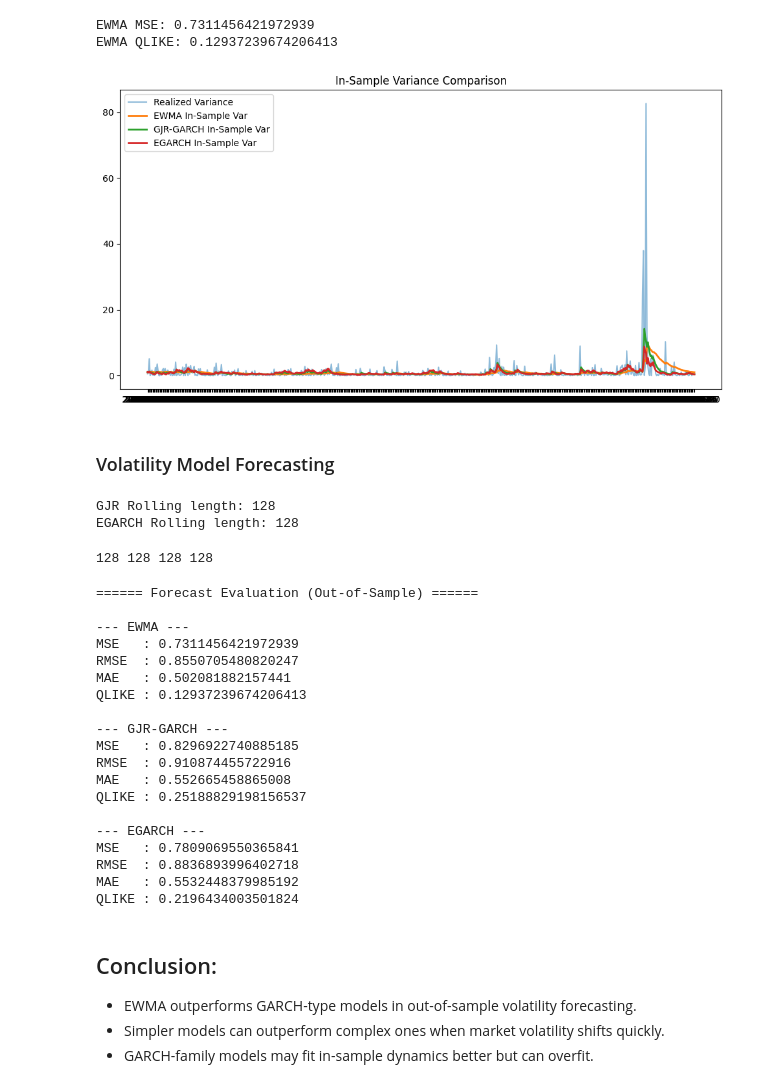
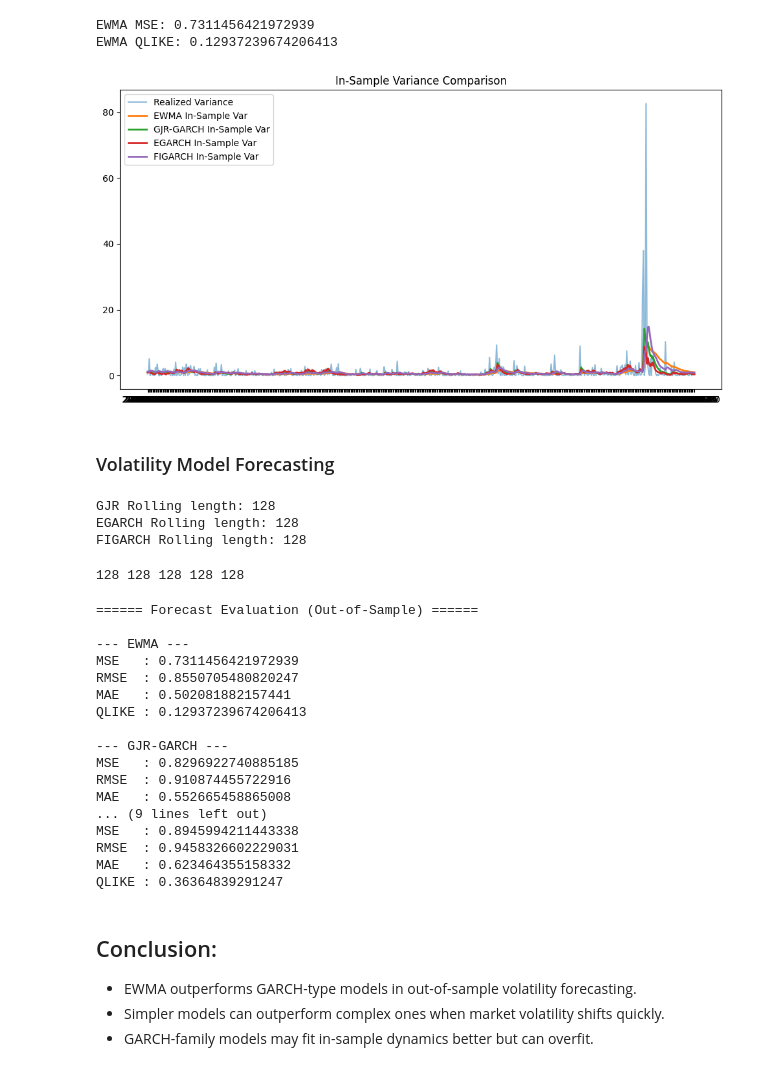
Before and after one commit to JoyWu-302121/TS-Volatility, a Jupyter notebook: code/Volatility_Model.ipynb, the cells around one changed output. Saved outputs shown, nothing was run; the diff lists cells and outputs as text; code cells hidden in the pictures.

Commit message:
FIGARCH

```diff
--- a/code/Volatility_Model.ipynb
+++ b/code/Volatility_Model.ipynb
@@ -336,0 +371,10 @@ Covariance estimator: robust
+# %%
+figarch11_skewt = arch_model(
+    resid_pct,
+    mean="Zero",
+    vol="FIGARCH",
+    p=1, q=1,
+    dist="skewt"
+).fit(disp="off")
+
+print(figarch11_skewt.summary())
@@ -544,32 +607,34 @@ EWMA QLIKE: 0.12937239674206413
 # %%
 #   in-sample variance comparison
 gjr_in_sample_variance = gjr_garch11_skewt.conditional_volatility**2
 egarch_in_sample_variance = egarch11_skewt.conditional_volatility**2
+figarch_in_sample_variance = figarch11_skewt.conditional_volatility**2
 realized_variance = train_returns_pct.values**2
 
 lambda_ = 0.94
 returns = train_returns_pct.values
 ewma_var_in = np.zeros(len(returns))
 ewma_var_in[0] = np.var(returns)
 
 for t in range(1, len(returns)):
     ewma_var_in[t] = (
         lambda_ * ewma_var_in[t-1] +
         (1 - lambda_) * returns[t-1]**2
     )
 
 plt.figure(figsize=(12, 6))
 
 plt.plot(realized_variance, label="Realized Variance", alpha=0.5)
 plt.plot(ewma_var_in, label="EWMA In-Sample Var", linewidth=2)
 plt.plot(gjr_in_sample_variance, label="GJR-GARCH In-Sample Var", linewidth=2)
 plt.plot(egarch_in_sample_variance, label="EGARCH In-Sample Var", linewidth=2)
+plt.plot(figarch_in_sample_variance, label="FIGARCH In-Sample Var", linewidth=2)
 
 plt.title("In-Sample Variance Comparison")
 plt.legend()
 plt.show()
 # %% [output]
-[figure, old version]
+[figure, new version]
 # %% [markdown]
 ### Volatility Model Forecasting
 # %%
@@ -587,6 +652,7 @@ rolling_var_forecasts = []
 # Store forecasts separately
 rolling_var_gjr = []
 rolling_var_egarch = []
+rolling_var_figarch = []
 
 for i in range(len(test_returns_pct)):
 
@@ -628,29 +694,50 @@ for i in range(len(test_returns_pct)):
 
     rolling_var_egarch.append(f_egarch.variance.values[-1, 0])
 
+    # -------------------------------
+    # FIGARCH(1,d,1) - Skew-t
+    # -------------------------------
+    model_figarch = arch_model(
+        rolling_data,
+        mean="Zero",
+        vol="FIGARCH",
+        p=1, q=1,
+        dist="skewt"
+    )
+
+    fit_figarch = model_figarch.fit(disp="off")
+    f_figarch = fit_figarch.forecast(horizon=1, reindex=False)
+
+    rolling_var_figarch.append(f_figarch.variance.values[-1, 0])
+
 
 # Convert to numpy arrays
 rolling_var_gjr = np.array(rolling_var_gjr)
 rolling_var_egarch = np.array(rolling_var_egarch)
+rolling_var_figarch = np.array(rolling_var_figarch)
 
 print("GJR Rolling length:", len(rolling_var_gjr))
 print("EGARCH Rolling length:", len(rolling_var_egarch))
+print("FIGARCH Rolling length:", len(rolling_var_figarch))
 # %% [output]
 GJR Rolling length: 128
 EGARCH Rolling length: 128
+FIGARCH Rolling length: 128
 # %%
 realized_var_test = test_returns_pct.values**2
 
 ewma_var = ewma_forecasts
 gjr_var = rolling_var_gjr
 egarch_var = rolling_var_egarch
+figarch_var = rolling_var_figarch
 
 print(len(realized_var_test),
       len(ewma_var),
       len(gjr_var),
-      len(egarch_var))
+      len(egarch_var),
+      len(figarch_var))
 # %% [output]
-128 128 128 128
+128 128 128 128 128
 # %%
 # -------------------------
 # EWMA
@@ -701,6 +798,12 @@ print("MSE   :", mse_egarch)
 print("RMSE  :", rmse_egarch)
 print("MAE   :", mae_egarch)
 print("QLIKE :", qlike_egarch)
+
+print("\n--- FIGARCH ---")
+print("MSE   :", mse_figarch)
+print("RMSE  :", rmse_figarch)
+print("MAE   :", mae_figarch)
+print("QLIKE :", qlike_figarch)
 # %% [output]
 ====== Forecast Evaluation (Out-of-Sample) ======
 
@@ -714,13 +817,11 @@ QLIKE : 0.12937239674206413
 MSE   : 0.8296922740885185
 RMSE  : 0.910874455722916
 MAE   : 0.552665458865008
-QLIKE : 0.25188829198156537
-
---- EGARCH ---
-MSE   : 0.7809069550365841
-RMSE  : 0.8836893996402718
-MAE   : 0.5532448379985192
-QLIKE : 0.2196434003501824
+... (9 lines left out)
+MSE   : 0.8945994211443338
+RMSE  : 0.9458326602229031
+MAE   : 0.623464355158332
+QLIKE : 0.36364839291247
 # %% [markdown]
 ## Conclusion:
 - EWMA outperforms GARCH-type models in out-of-sample volatility forecasting.
```
Also changed, not shown: parts of 18 cells of this notebook.
